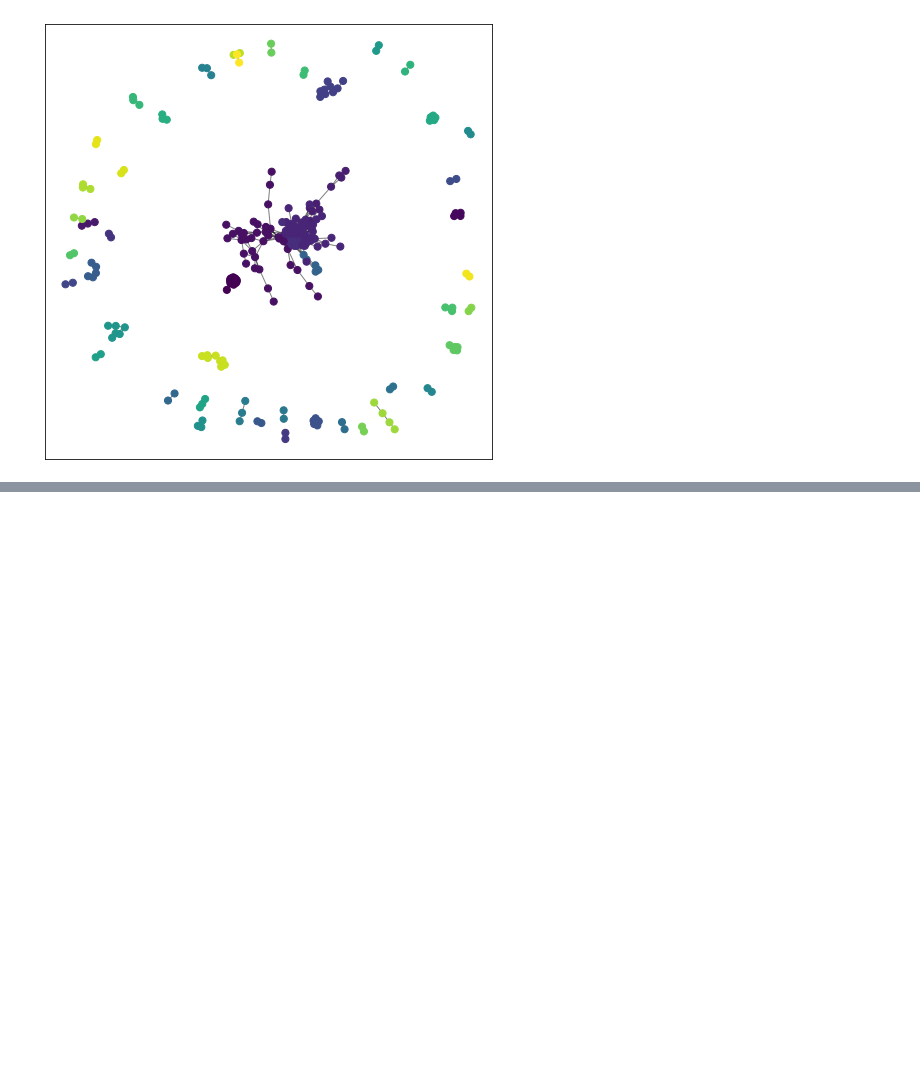
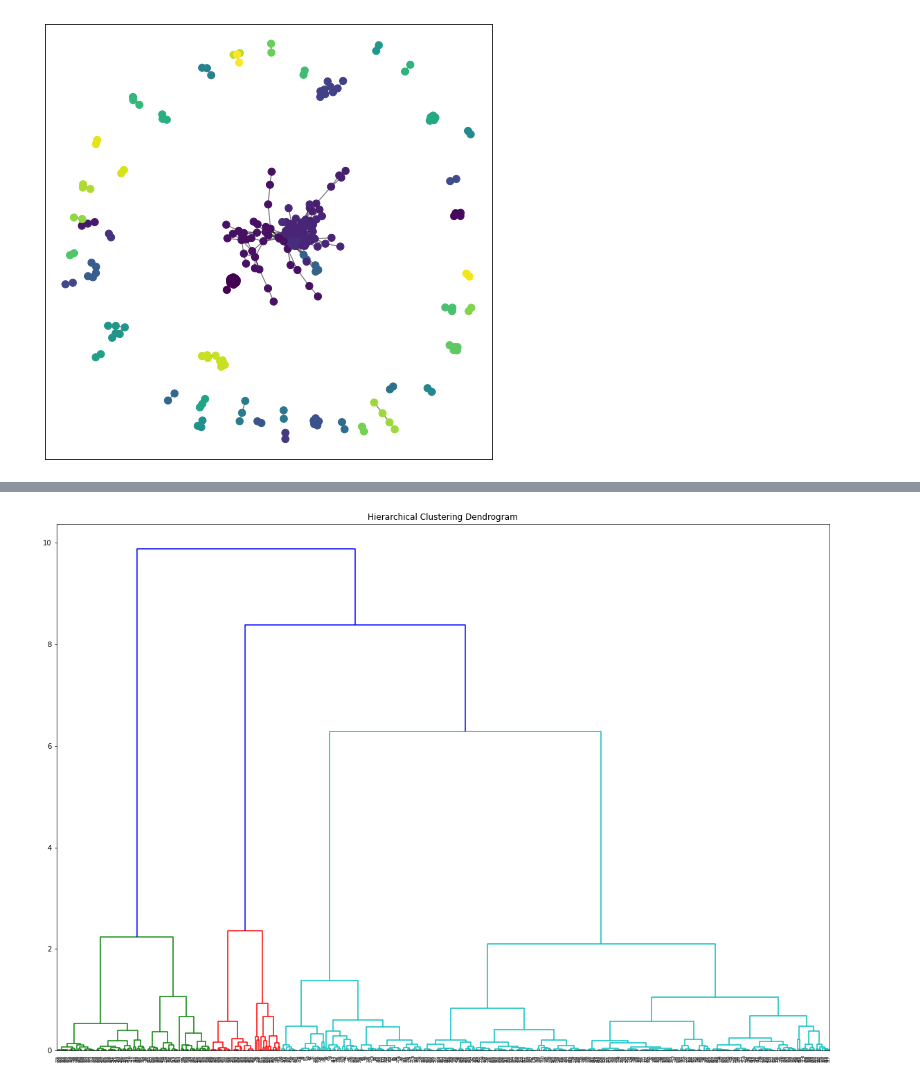
Before and after one commit to thejatinbabbar/spam-detection, a Jupyter notebook: community_detection.ipynb, the cells around one changed output, grey strips where cells are left out. Saved outputs shown, nothing was run; the diff lists cells and outputs as text; code cells hidden in the pictures; blank space fills up the shorter version.

Commit message:
Adding Hierarchical Clustering Dendrogram

```diff
--- a/community_detection.ipynb
+++ b/community_detection.ipynb
@@ -110,0 +117,4 @@ plt.show()
+# %%
+data_scaled = normalize(user_similarities_threshhold_9_and_2)
+data_scaled = pd.DataFrame(data_scaled, columns=user_similarities_threshhold_9_and_2.columns)
+data_scaled.head()
@@ -110,0 +128,6 @@ plt.show()
+# %%
+plt.figure(figsize=(20, 14))
+plt.title("Hierarchical Clustering Dendrogram")
+dend = shc.dendrogram(shc.linkage(data_scaled, method='ward'))
+# %% [output]
+[figure, added]
```
Also changed, not shown: parts of 6 cells of this notebook.
